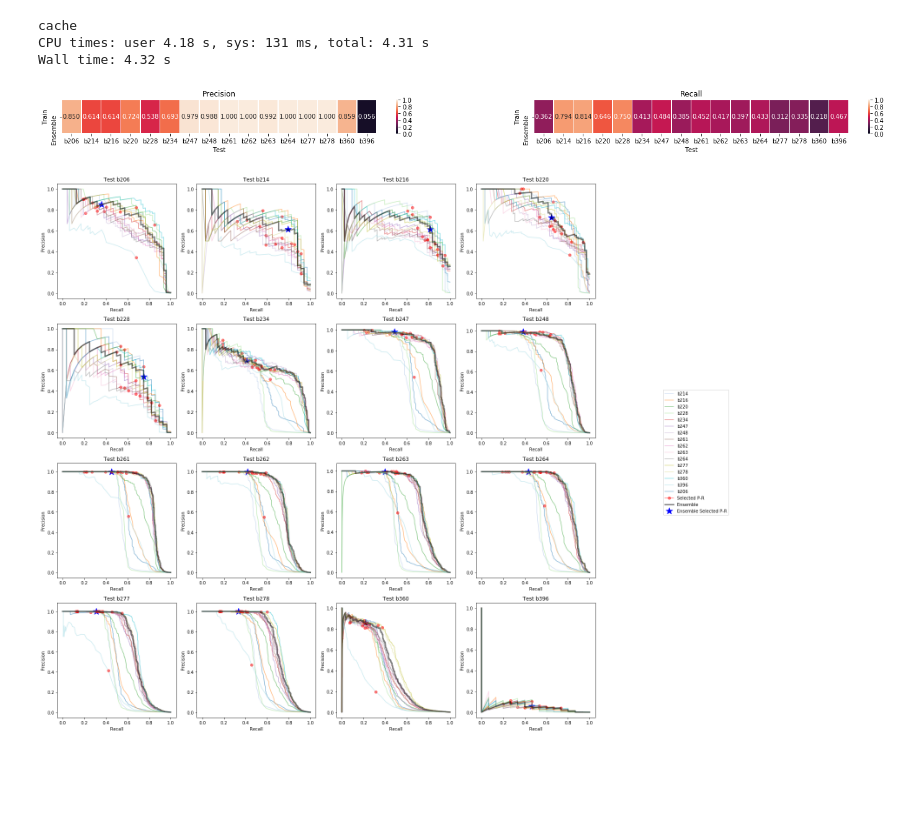
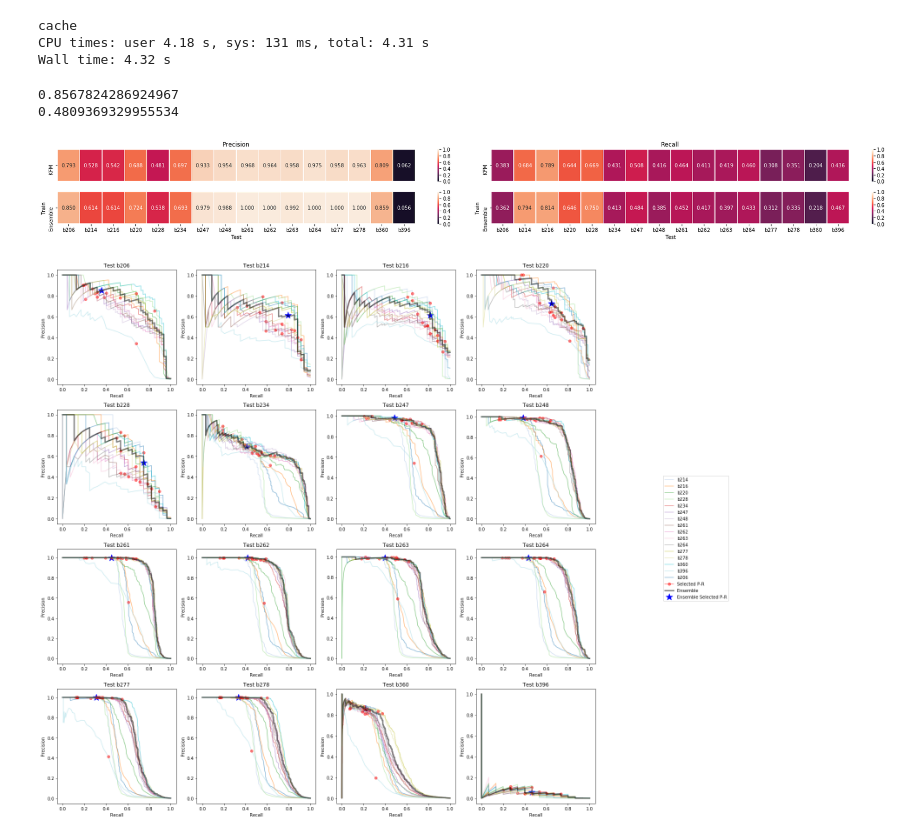
Before and after one commit to leliel12/How-far-can-we-can-go, a Jupyter notebook: 13_ALL_kfolds.ipynb, the cells around one changed output. Drawn from its saved outputs; the diff is of its cells as text; code cells hidden in the pictures; blank space fills up the shorter version.

```diff
--- a/13_ALL_kfolds.ipynb
+++ b/13_ALL_kfolds.ipynb
@@ -246,13 +246,13 @@ def kfold_plot_prec_roc_curve(ax, train_name, results):
     ax.set_xlabel("Recall")
     ax.set_ylabel("Precision")
 
-fig, ax = plt.subplots(1, 1, figsize=(19, 8))
+fig, ax = plt.subplots(1, 1, figsize=(14, 4.6))
 for t in data.keys():
     kfold_plot_prec_roc_curve(ax, train_name=t, results=kfolds_results)
 
 ax.axvline(FIXED_RECALL, ls="--", color="k", label=f"Recall={FIXED_RECALL}")
 
-lgd = ax.legend(bbox_to_anchor=(1.1, 1))
+lgd = ax.legend(bbox_to_anchor=(1.13, 1))
 
 fig.tight_layout()
 fig.savefig("plots/s_kfolds/kfolds_curves.pdf", bbox_extra_artists=(lgd,), bbox_inches='tight')
@@ -439,11 +439,12 @@ def full_kfolds_heatmap(ax, results):
     sns.heatmap(fix_recall, annot=True, fmt='.3f', linewidths=.5, ax=ax[1], cmap=cmap, center=.5, vmin=0., vmax=1.)
     ax[1].set_xlabel("Test")
     ax[1].set_title(u"Recall")
+    return fix_precs, fix_recall
 
 fig, axes = plt.subplots(1, 2, figsize=(25, 10))
 
 
-r = full_kfolds_heatmap(axes, full_kfolds_results)
+fix_precs, fix_recall = full_kfolds_heatmap(axes, full_kfolds_results)
 fig.savefig("plots/s_kfolds/all_withkfolds_heatmap.pdf", bbox_inches='tight')
 # %% [output]
 [figure]
@@ -570,38 +571,58 @@ def ensemble_heatmap(ax, results):
     cmap = sns.cm.rocket
 
     fix_recall, fix_precs = {}, {}
     for r in results:
 #         return r
         train_name, test_name = r["train_name"], r["test_name"]
         efold_thrs = np.average([v for k, v in thresholds.items() if k != train_name])
 
         if train_name not in fix_recall:
             fix_recall[train_name] = {}
             fix_precs[train_name] = {}
 
         precs, recalls, probs = r.prec_rec_curve
 
         idx = nearest(probs, efold_thrs)
 
         fix_recall[train_name][test_name] = recalls[idx]
         fix_precs[train_name][test_name] = precs[idx]
 
     fix_precs = as_edf(fix_precs)
     fix_recall = as_edf(fix_recall)
+    print(fix_precs[fix_precs.columns[fix_precs.columns != "b396"]].values.mean())
+    print(fix_recall[fix_precs.columns[fix_precs.columns != "b396"]].values.mean())
 
     sns.heatmap(fix_precs, annot=True, fmt='.3f',  linewidths=.5, ax=ax[0], cmap=cmap, center=.5, vmin=0., vmax=1.)
     ax[0].set_xlabel("Test")
-    ax[0].set_title(u"Precision")
+
 
     sns.heatmap(fix_recall, annot=True, fmt='.3f', linewidths=.5, ax=ax[1], cmap=cmap, center=.5, vmin=0., vmax=1.)
     ax[1].set_xlabel("Test")
-    ax[1].set_title(u"Recall")
 
-fig, axes = plt.subplots(1, 2, figsize=(25, 1))
-ensemble_heatmap(axes, ensemble)
+
+fig, axes = plt.subplots(2, 2, figsize=(25, 3))
+
+cmap = sns.cm.rocket
+ax = axes[0][0]
+sns.heatmap(fix_precs.mean().to_frame().T, annot=True, fmt='.3f',  linewidths=.5, ax=ax, cmap=cmap, center=.5, vmin=0., vmax=1.)
+ax.set_title("Precision")
+ax.set_xticks([])
+ax.set_yticklabels(["KFM"])
+
+ax = axes[0][1]
+sns.heatmap(fix_recall.mean().to_frame().T, annot=True, fmt='.3f',  linewidths=.5, ax=ax, cmap=cmap, center=.5, vmin=0., vmax=1.)
+ax.set_title("Recall")
+ax.set_xticks([])
+ax.set_yticklabels(["KFM"])
+
+
+ensemble_heatmap(axes[1], ensemble)
+fig.tight_layout()
 fig.savefig("plots/s_kfolds/ensemble_heatmap.pdf", bbox_inches='tight')
 # %% [output]
+0.8567824286924967
+0.4809369329955534
-[figure, old version]
+[figure, new version]
 # %%
 def ensemble_curve():
     fig, axes = plt.subplots(4, 4, figsize=(18, 18))
```
Also changed, not shown: parts of 4 cells of this notebook, 21 other files.
